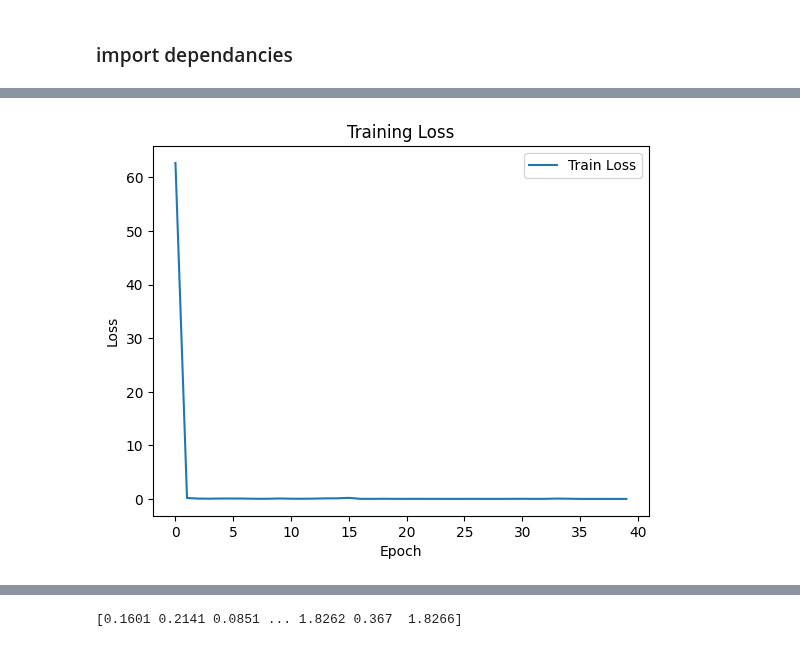
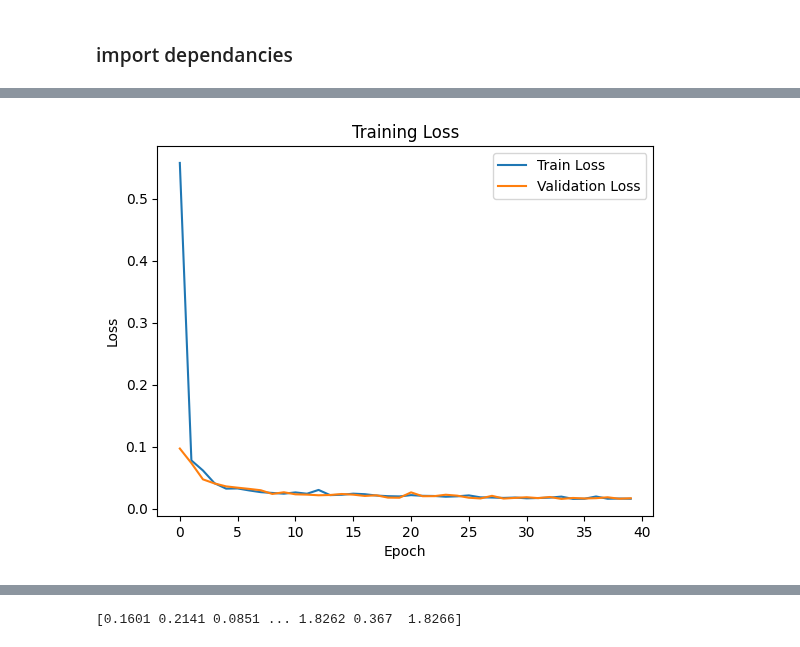
Before and after one commit to AdamKimhub/Msproject1, a Jupyter notebook: model_build.ipynb, the cells around one changed output, grey strips where cells are left out. Cells and saved outputs as stored; diff of their text form; code cells hidden in the pictures.

Commit message:
Model considering the global attributes as well

```diff
--- a/model_build.ipynb
+++ b/model_build.ipynb
@@ -66,7 +66,7 @@ import torch.nn.functional as F
 from torch_geometric.nn import GCNConv, global_mean_pool, NNConv
 # %%
 class GNNModel(nn.Module):
-    def __init__(self, node_dim, edge_dim, hidden_dim):
+    def __init__(self, node_dim, edge_dim, global_dim, hidden_dim):
         super().__init__()
         # Edge NN maps edge_attr to weight matrix
         self.edge_nn = nn.Sequential(
@@ -76,12 +76,15 @@ class GNNModel(nn.Module):
         )
 
         self.conv1 = NNConv(node_dim, hidden_dim, self.edge_nn, aggr='mean')
-        self.fc1 = nn.Linear(hidden_dim, hidden_dim)
-        self.fc2 = nn.Linear(hidden_dim, 1)  # Regression output
+        self.fc0 = nn.Linear(hidden_dim+global_dim, 16)
+        self.fc1 = nn.Linear(16, 8)
+        self.fc2 = nn.Linear(8, 1)
 
-    def forward(self, x, edge_index, edge_attr, batch):
+    def forward(self, x, edge_index, edge_attr, global_attr, batch):
         x = F.relu(self.conv1(x, edge_index, edge_attr))
         x = global_mean_pool(x, batch)
+        x = torch.cat([x, global_attr], dim=1)
+        x = F.relu(self.fc0(x))
         x = F.relu(self.fc1(x))
         x = self.fc2(x)
         return x
@@ -92,10 +95,10 @@ class GNNModel(nn.Module):
 device = torch.device('cuda' if torch.cuda.is_available() else 'cpu')
 
 # Instance of the model
-model = GNNModel(node_dim=8, edge_dim=3, hidden_dim=32).to(device)
+model = GNNModel(node_dim=8, edge_dim=3, global_dim=7, hidden_dim=32).to(device)
 
 # optimizer
-optimizer = torch.optim.Adam(model.parameters(), lr=0.01)
+optimizer = torch.optim.Adam(model.parameters(), lr=0.001)
 
 # Loss function
 loss_fn = nn.MSELoss()
@@ -106,7 +109,7 @@ def train():
     for data in train_loader:
         data = data.to(device)
         optimizer.zero_grad()
-        out = model(data.x, data.edge_index, data.edge_attr, data.batch)
+        out = model(data.x, data.edge_index, data.edge_attr, data.u, data.batch)
         loss = loss_fn(out, data.y)
         loss.backward()
         optimizer.step()
@@ -119,7 +122,7 @@ def evaluate(loader):
     with torch.no_grad():
         for data in loader:
             data = data.to(device)
-            out = model(data.x, data.edge_index, data.edge_attr, data.batch)
+            out = model(data.x, data.edge_index, data.edge_attr, data.u, data.batch)
             loss = loss_fn(out, data.y)
             total_loss += loss.item() * data.num_graphs
     return total_loss / len(loader.dataset)
@@ -158,14 +161,15 @@ Test Loss: 0.0214
 # %%
 import matplotlib.pyplot as plt
 
 plt.plot(train_losses, label='Train Loss')
+plt.plot(val_losses, label='Validation Loss')
 plt.xlabel('Epoch')
 plt.ylabel('Loss')
 plt.title('Training Loss')
 plt.legend()
 plt.show()
 # %% [output]
-[figure, old version]
+[figure, new version]
 # %%
 predicted_values = []
 actual_values = []
```
Also changed, not shown: parts of 6 cells of this notebook.
